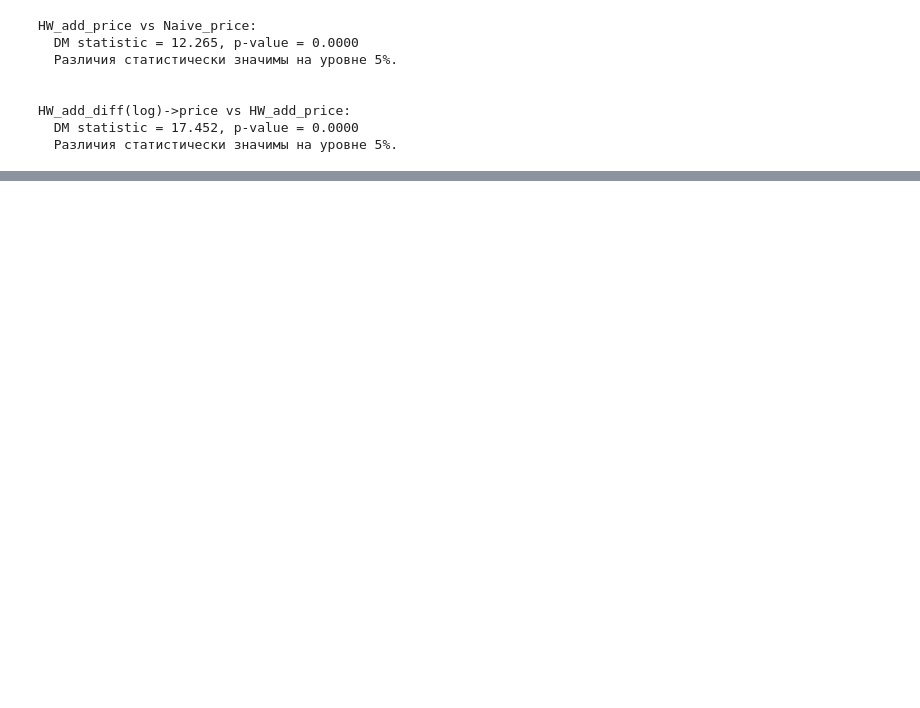
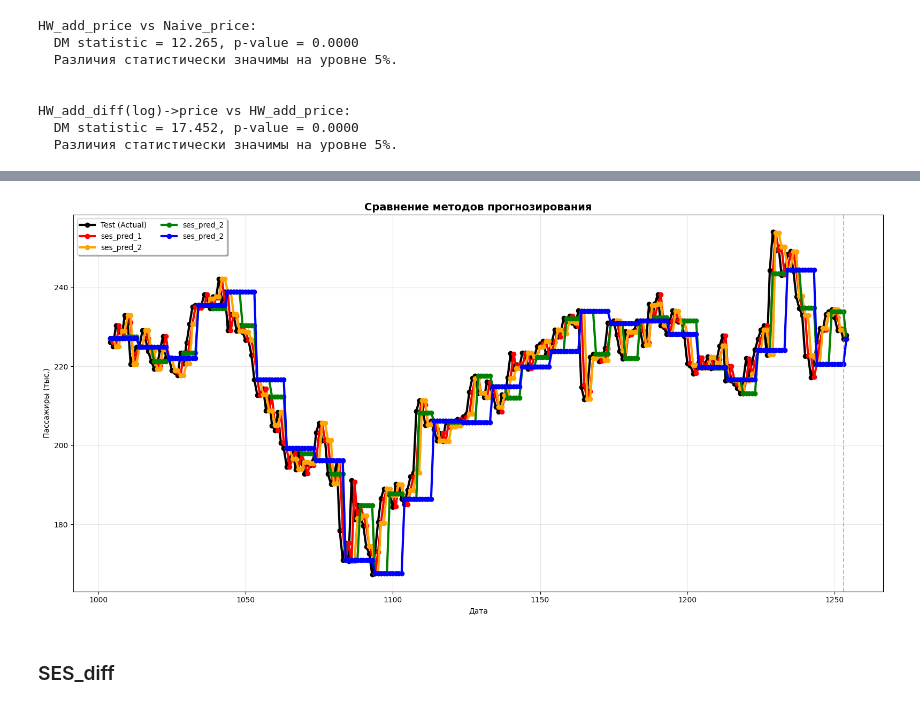
Before and after one commit to NikitaFedorovS/TS_post, a Jupyter notebook: hm_1.ipynb, the cells around one changed output, grey strips where cells are left out. Cells and saved outputs as stored; diff of their text form; code cells hidden in the pictures; blank space fills up the shorter version.

```diff
--- a/hm_1.ipynb
+++ b/hm_1.ipynb
@@ -678,0 +711,6 @@ HW_add_diff(log)->price vs HW_add_price:
+# %%
+ks = [1, 2, 5, 10]
+k_alpha = {k: 1.0/k for k in ks}
+# %%
+results = []
+timing = []
@@ -678,0 +775,22 @@ HW_add_diff(log)->price vs HW_add_price:
+# %%
+plt.figure(figsize=(16, 8))
+
+plt.plot(test.index, test['price'], label='Test (Actual)', linewidth=3, color='black', marker='o')
+plt.plot(test.index, ses_pred_k['ses_pred_1'], label='ses_pred_1', linewidth=3, color='red', marker='o')
+plt.plot(test.index, ses_pred_k['ses_pred_2'], label='ses_pred_2', linewidth=3, color='orange', marker='o')
+plt.plot(test.index, ses_pred_k['ses_pred_5'], label='ses_pred_2', linewidth=3, color='green', marker='o')
+plt.plot(test.index, ses_pred_k['ses_pred_10'], label='ses_pred_2', linewidth=3, color='blue', marker='o')
+
+
+plt.axvline(train.index[-1], color='gray', linestyle='--', alpha=0.5)
+plt.title('Сравнение методов прогнозирования', fontsize=14, fontweight='bold')
+plt.xlabel('Дата')
+plt.ylabel('Пассажиры (тыс.)')
+plt.legend(loc='upper left', frameon=True, shadow=True, ncol=2)
+plt.grid(alpha=0.3)
+plt.tight_layout()
+plt.show()
+# %% [output]
+[figure, added]
+# %% [markdown]
+### SES_diff
```
Also changed, not shown: parts of 36 cells of this notebook.
